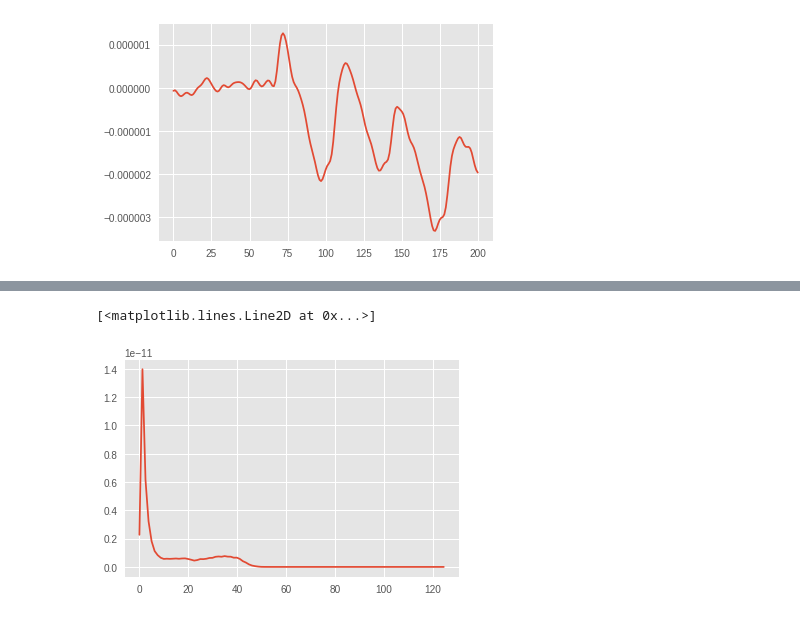
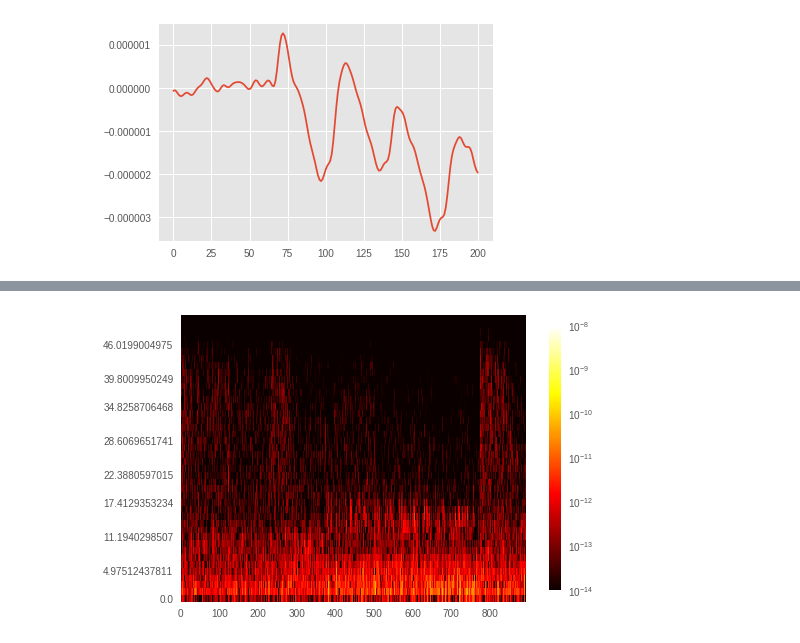
Before and after one commit to MascittiJA/CienciaDatos, a Jupyter notebook: TP2/segundo-intento.ipynb, the cells around one changed output, grey strips where cells are left out. Saved outputs shown, nothing was run; the diff lists cells and outputs as text; code cells hidden in the pictures.

```diff
--- a/TP2/segundo-intento.ipynb
+++ b/TP2/segundo-intento.ipynb
@@ -9,7 +9,7 @@ import seaborn as sns
 %matplotlib inline
 matplotlib.style.use('ggplot')
 # %%
-data = io.loadmat('./Datos/P01.mat')
+data = io.loadmat('../../../../data/P01.mat')
 
 matriz = data['data']
 print(matriz.shape)
@@ -61,22 +79,17 @@ electrodo80 = matriz[:,79,:]
 electrodo131 = matriz[:,130,:]
 electrodo185 = matriz[:,184,:]
 
-promedio = np.array(electrodo8)
-promedio = np.array([electrodo8,electrodo44,electrodo80,electrodo131,electrodo185])
-print(promedio.shape)
-
-promedio = promedio.mean(axis=0)
-print(promedio.shape)
+elec_promedio = np.array([electrodo8,electrodo44,electrodo80,electrodo131,electrodo185]).mean(axis=0)
+print(elec_promedio.shape)
 
 
+welchs = np.zeros((894,2,101))
+for i_epoch in range(len(elec_promedio)):
+    welchs[i_epoch] = signal.welch(x=elec_promedio[i_epoch], fs=250)
+print(welchs.shape)
 
-welchs = {}
-for i_epoch in range(len(promedio)):
-#     t, p = signal.welch(electrodo8[i_epoch])
-    welchs[i_epoch] = signal.welch(promedio[i_epoch])
+#plt.plot(welchs[0,0,0:42],welchs[0,1,0:42])
+#print(welchs[0,1,:42])
 
-#potencias = np.array([[np.array([f,p])] for (f,p) in welchs.values()])
-freqs_pots = np.array([np.array([f,p]) for (f,p) in welchs.values()])
-potencias = freqs_pots[:,1,:]
-print(potencias.shape)
+potencias = welchs[:,1,:42]
 # %% [output]
@@ -134,5 +110,0 @@ plt.sow()
-# %%
-plt.plot(freq,np.divide(pots,894))
-# %% [output]
-[<matplotlib.lines.Line2D at 0x...>]
-[figure, removed]
@@ -140,0 +111,16 @@ plt.sow()
+# %%
+#sns.heatmap(potencias.T, norm=LogNorm(vmin=1.0e-14, vmax=1.0e-08))
+#sns.plt.yticks(np.linspace(0,42,6), ['a','b','c','d','e','f'])
+#sns.plt.xticks(np.linspace(100,800))
+#sns.plt.show()
+#sns.heatmap(potencias.T)
+
+plt.axes([1,1,1,1])
+plt.grid(False)
+yticks = np.linspace(0,len(potencias[0]),10, dtype=np.int)
+plt.yticks(yticks, welchs[0,0,yticks])
+plt.imshow(potencias.T, interpolation='nearest', cmap='hot', origin='lower', aspect='auto', norm=LogNorm(vmin=1.0e-14, vmax=1.0e-08))
+plt.colorbar(shrink=.92)
+plt.show()
+# %% [output]
+[figure, added]
```
Also changed, not shown: parts of 19 cells of this notebook.
